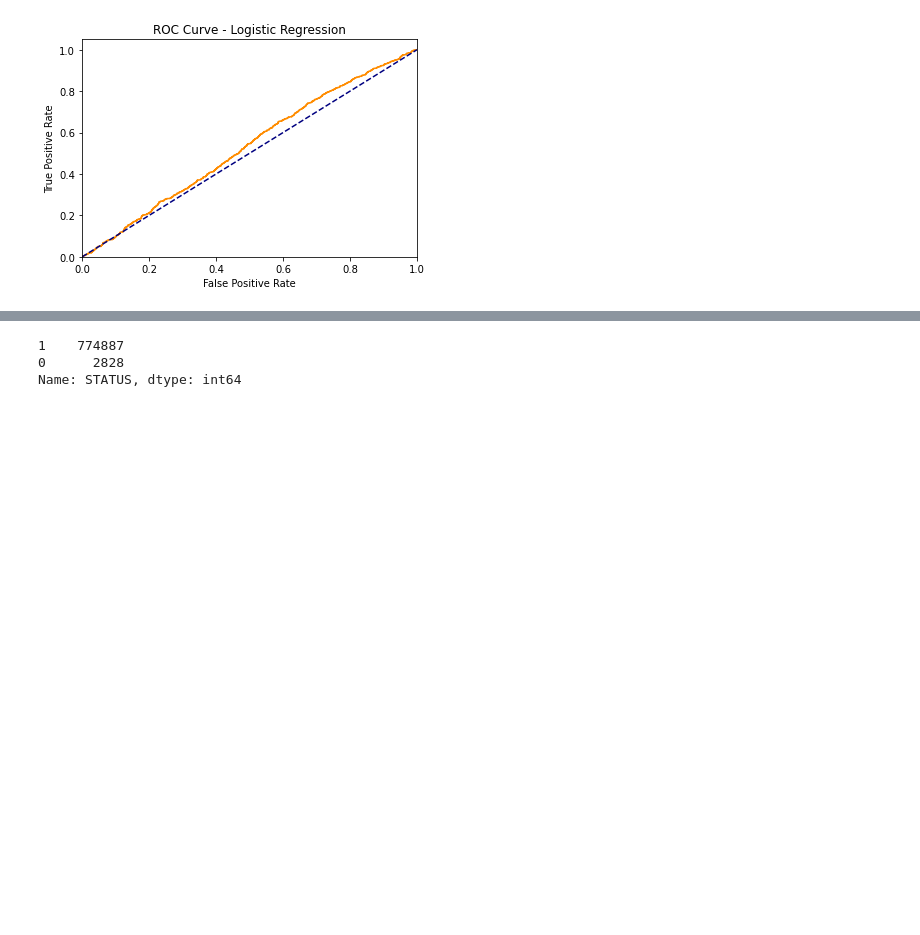
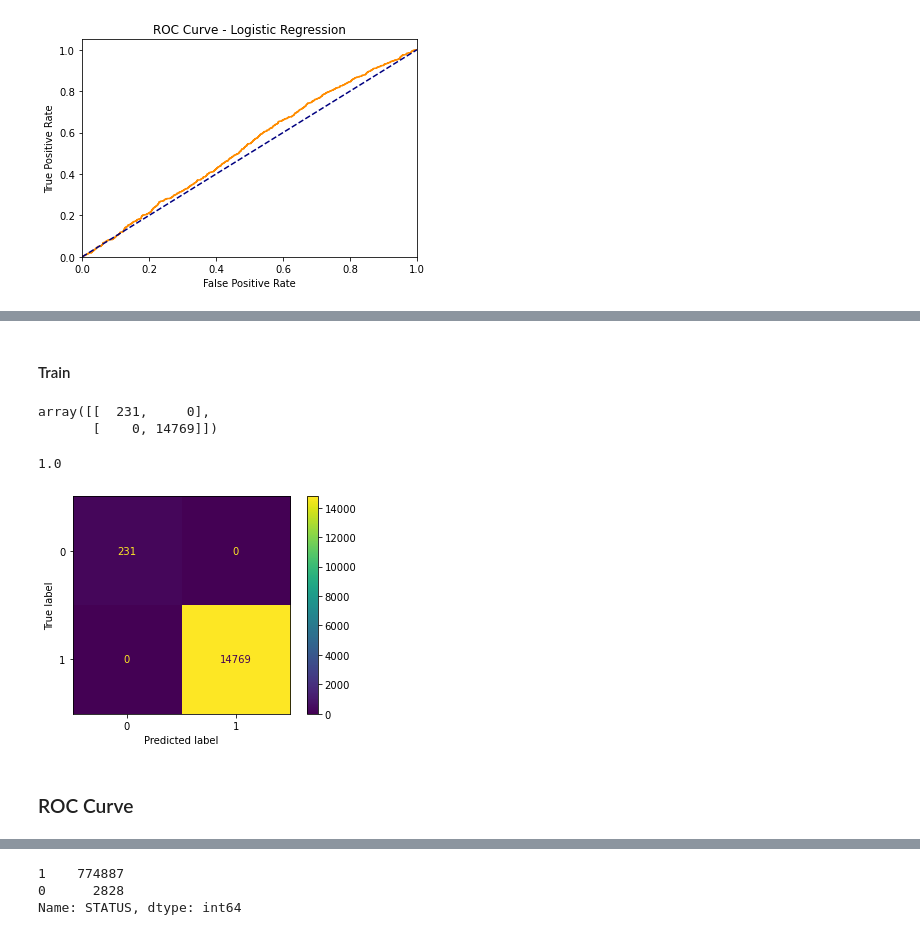
Before and after one commit to Hudaalghazouli/Crystallum-Credit-Company, a Jupyter notebook: logistic_regression_model.ipynb, the cells around one changed output, grey strips where cells are left out. Cells and saved outputs as stored; diff of their text form; code cells hidden in the pictures; blank space fills up the shorter version.

```diff
--- a/logistic_regression_model.ipynb
+++ b/logistic_regression_model.ipynb
@@ -200,8 +492,8 @@ df2 = df.copy()
 # %%
 # 0: 1-29 days past due, C: paid off that month X: No loan for the month
 # so we'll group C, X, and 0 together
-def new_status_trial1(sampleTrial1):
-    if sampleTrial1=='C' or sampleTrial1=='X' or sampleTrial1=='0':
+def new_status_trial2(sampleTrial2):
+    if sampleTrial2=='C' or sampleTrial2=='X' or sampleTrial2=='0':
         return 1
     else:
         return 0
@@ -409,0 +717,22 @@ plt.show()
+# %% [markdown]
+#### Train
+# %%
+from sklearn.metrics import confusion_matrix
+from sklearn.metrics import plot_confusion_matrix
+
+y_true = y_train
+y_pred = clf.predict(X_train)
+confusion_matrix(y_true, y_pred)
+# %% [output]
+array([[  231,     0],
+       [    0, 14769]])
+# %%
+from sklearn.metrics import ConfusionMatrixDisplay,accuracy_score
+
+ConfusionMatrixDisplay.from_predictions(y_true,y_pred)
+accuracy_score(y_true,y_pred)
+# %% [output]
+1.0
+[figure, added]
+# %% [markdown]
+### ROC Curve
```
Also changed, not shown: parts of 155 cells of this notebook.
